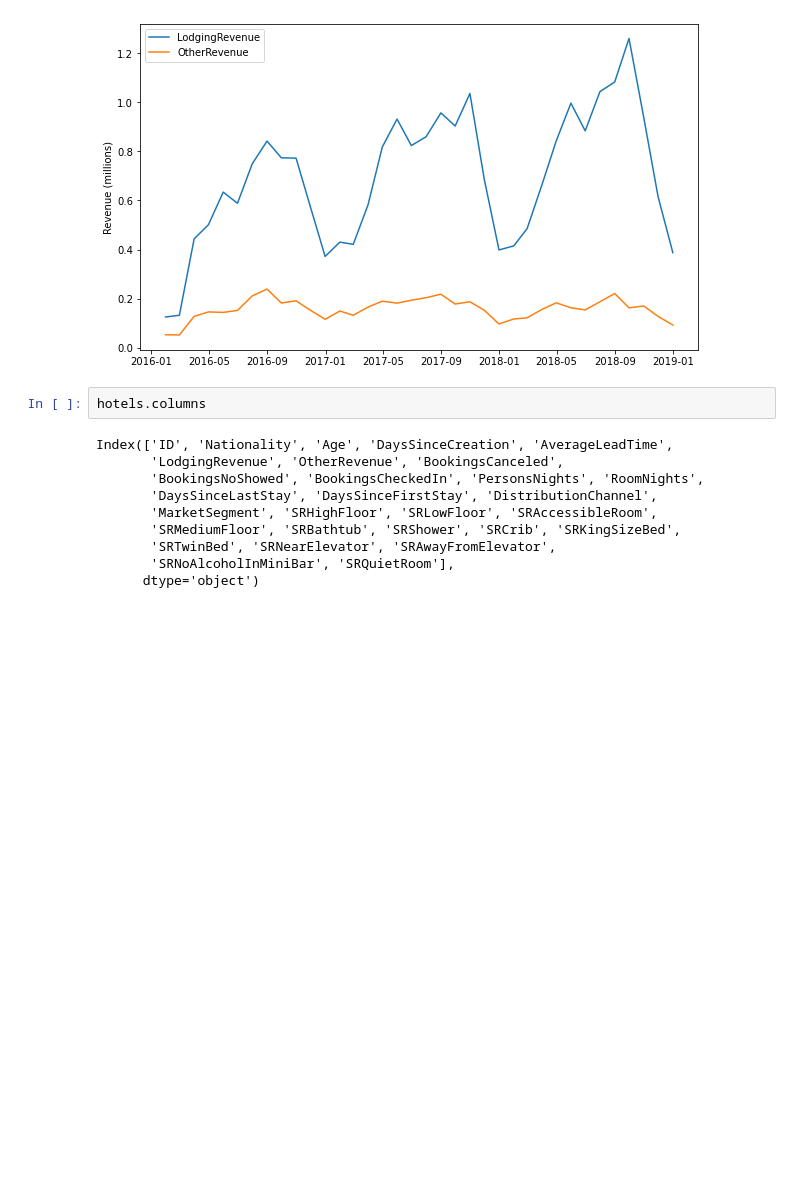
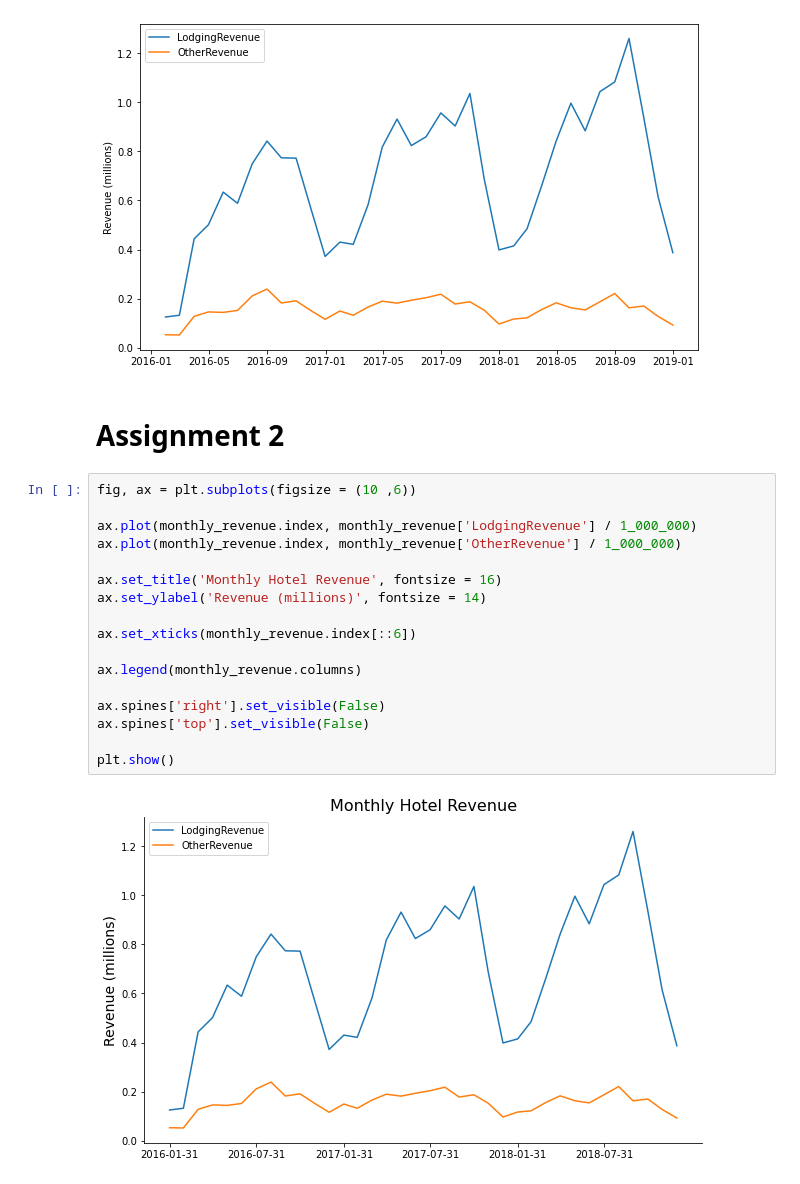
Before and after one commit to naruhikohama/dataviz-python, a Jupyter notebook: assignments.ipynb, the cells around one changed output. Drawn from its saved outputs; the diff is of its cells as text; blank space fills up the shorter version.

Commit message:
adicionando assignment 2 finalizado

```diff
--- a/assignments.ipynb
+++ b/assignments.ipynb
@@ -32,15 +32,24 @@ ax.legend(monthly_revenue.columns)
 plt.show()
 # %% [output]
 [figure]
-# %%
-hotels.columns
-# %% [output]
-Index(['ID', 'Nationality', 'Age', 'DaysSinceCreation', 'AverageLeadTime',
-       'LodgingRevenue', 'OtherRevenue', 'BookingsCanceled',
-       'BookingsNoShowed', 'BookingsCheckedIn', 'PersonsNights', 'RoomNights',
-       'DaysSinceLastStay', 'DaysSinceFirstStay', 'DistributionChannel',
-       'MarketSegment', 'SRHighFloor', 'SRLowFloor', 'SRAccessibleRoom',
-       'SRMediumFloor', 'SRBathtub', 'SRShower', 'SRCrib', 'SRKingSizeBed',
-       'SRTwinBed', 'SRNearElevator', 'SRAwayFromElevator',
-       'SRNoAlcoholInMiniBar', 'SRQuietRoom'],
-      dtype='object')
+# %% [markdown]
+# Assignment  2
+# %%
+fig, ax = plt.subplots(figsize = (10 ,6))
+
+ax.plot(monthly_revenue.index, monthly_revenue['LodgingRevenue'] / 1_000_000)
+ax.plot(monthly_revenue.index, monthly_revenue['OtherRevenue'] / 1_000_000)
+
+ax.set_title('Monthly Hotel Revenue', fontsize = 16)
+ax.set_ylabel('Revenue (millions)', fontsize = 14)
+
+ax.set_xticks(monthly_revenue.index[::6])
+
+ax.legend(monthly_revenue.columns)
+
+ax.spines['right'].set_visible(False)
+ax.spines['top'].set_visible(False)
+
+plt.show()
+# %% [output]
+[figure, added]
```
